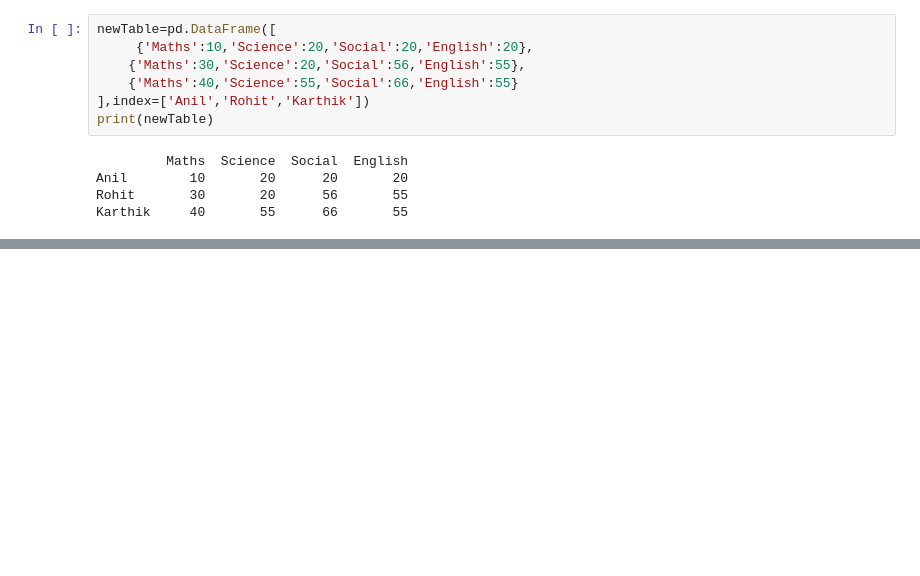
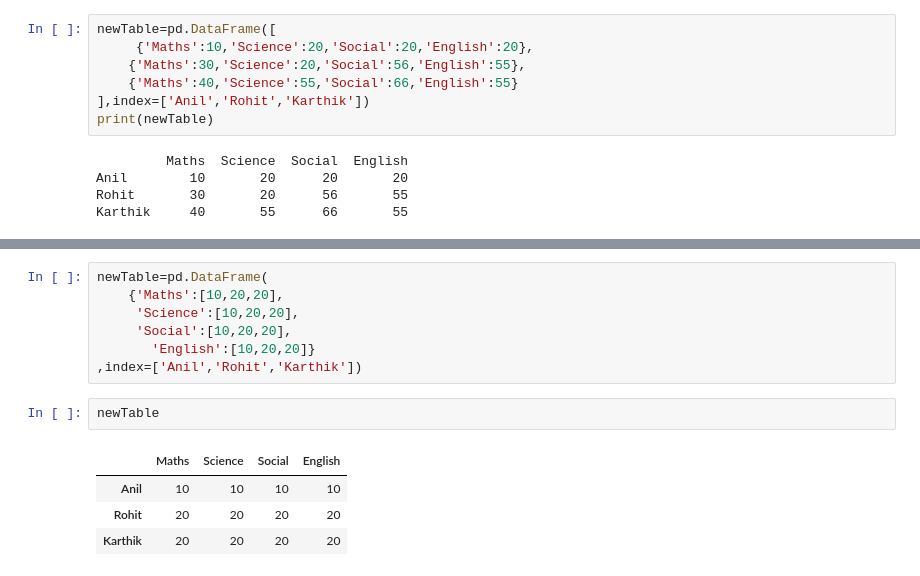
Before and after one commit to sfdxlwcSs/python-Basics, a Jupyter notebook: 91124/9thNovember.ipynb, the cells around one changed output, grey strips where cells are left out. Cells and saved outputs as stored; diff of their text form; blank space fills up the shorter version.

```diff
--- a/91124/9thNovember.ipynb
+++ b/91124/9thNovember.ipynb
@@ -744,0 +801,14 @@ Karthik     40       55      66       55
+# %%
+newTable=pd.DataFrame(
+    {'Maths':[10,20,20],
+     'Science':[10,20,20],
+     'Social':[10,20,20],
+       'English':[10,20,20]}
+,index=['Anil','Rohit','Karthik'])
+# %%
+newTable
+# %% [output]
+|  | Maths | Science | Social | English |
+| Anil | 10 | 10 | 10 | 10 |
+| Rohit | 20 | 20 | 20 | 20 |
+| Karthik | 20 | 20 | 20 | 20 |
```
Also changed, not shown: parts of 6 cells of this notebook.
